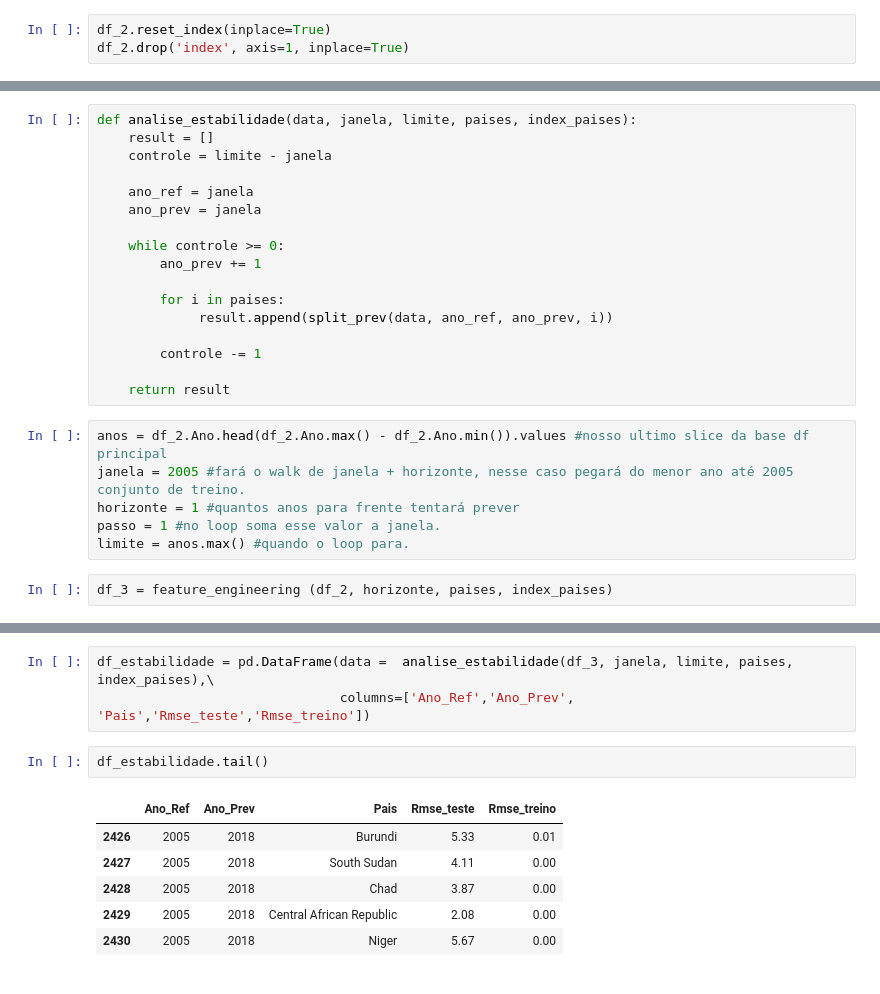
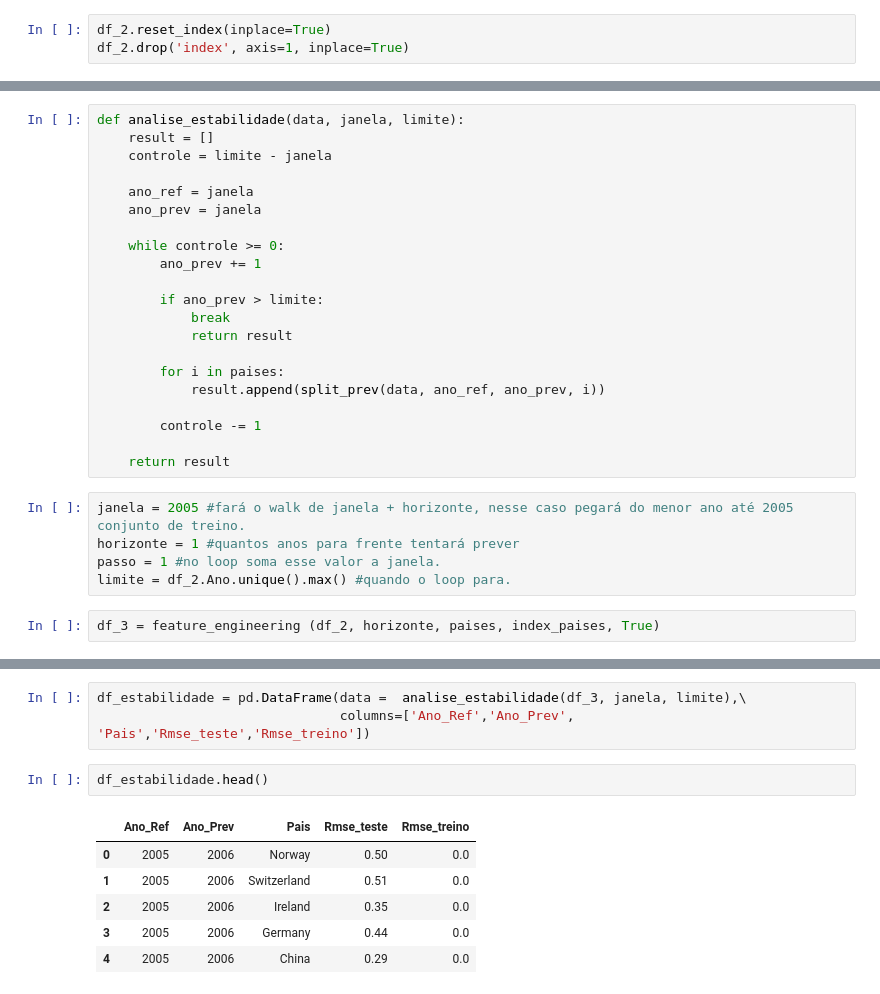
Before and after one commit to andrevandor/ProjetoIntegrador, a Jupyter notebook: Integrador_2020.ipynb, the cells around one changed output, grey strips where cells are left out. Drawn from its saved outputs; the diff is of its cells as text.

```diff
--- a/Integrador_2020.ipynb
+++ b/Integrador_2020.ipynb
@@ -185,7 +318,7 @@ def walk_forward (data, janela, horizonte, passo, limite):
         controle -= passo
     return result
 # %%
-def analise_estabilidade(data, janela, limite, paises, index_paises):
+def analise_estabilidade(data, janela, limite):
     result = []
     controle = limite - janela
 
@@ -195,19 +328,22 @@ def analise_estabilidade(data, janela, limite, paises, index_paises):
     while controle >= 0:
         ano_prev += 1
 
+        if ano_prev > limite:
+            break
+            return result
+
         for i in paises:
-             result.append(split_prev(data, ano_ref, ano_prev, i))
+            result.append(split_prev(data, ano_ref, ano_prev, i))
 
         controle -= 1
 
     return result
 # %%
-anos = df_2.Ano.head(df_2.Ano.max() - df_2.Ano.min()).values #nosso ultimo slice da base df principal
 janela = 2005 #fará o walk de janela + horizonte, nesse caso pegará do menor ano até 2005 conjunto de treino.
 horizonte = 1 #quantos anos para frente tentará prever
 passo = 1 #no loop soma esse valor a janela.
-limite = anos.max() #quando o loop para.
+limite = df_2.Ano.unique().max() #quando o loop para.
 # %%
-df_3 = feature_engineering (df_2, horizonte, paises, index_paises)
+df_3 = feature_engineering (df_2, horizonte, paises, index_paises, True)
 # %%
 df_walk_forward = pd.DataFrame(data = walk_forward (df_3, janela, horizonte, passo, limite),\
@@ -223,13 +359,13 @@ df_walk_forward.head()
 | 4 | 2005 | 2006 | China | 0.29 | 0.0 |
 # %%
-df_estabilidade = pd.DataFrame(data =  analise_estabilidade(df_3, janela, limite, paises, index_paises),\
+df_estabilidade = pd.DataFrame(data =  analise_estabilidade(df_3, janela, limite),\
                                columns=['Ano_Ref','Ano_Prev', 'Pais','Rmse_teste','Rmse_treino'])
 # %%
-df_estabilidade.tail()
+df_estabilidade.head()
 # %% [output]
 |  | Ano_Ref | Ano_Prev | Pais | Rmse_teste | Rmse_treino |
-| 2426 | 2005 | 2018 | Burundi | 5.33 | 0.01 |
-| 2427 | 2005 | 2018 | South Sudan | 4.11 | 0.00 |
-| 2428 | 2005 | 2018 | Chad | 3.87 | 0.00 |
-| 2429 | 2005 | 2018 | Central African Republic | 2.08 | 0.00 |
-| 2430 | 2005 | 2018 | Niger | 5.67 | 0.00 |
+| 0 | 2005 | 2006 | Norway | 0.50 | 0.0 |
+| 1 | 2005 | 2006 | Switzerland | 0.51 | 0.0 |
+| 2 | 2005 | 2006 | Ireland | 0.35 | 0.0 |
+| 3 | 2005 | 2006 | Germany | 0.44 | 0.0 |
+| 4 | 2005 | 2006 | China | 0.29 | 0.0 |
```
Also changed, not shown: parts of 31 cells of this notebook.
